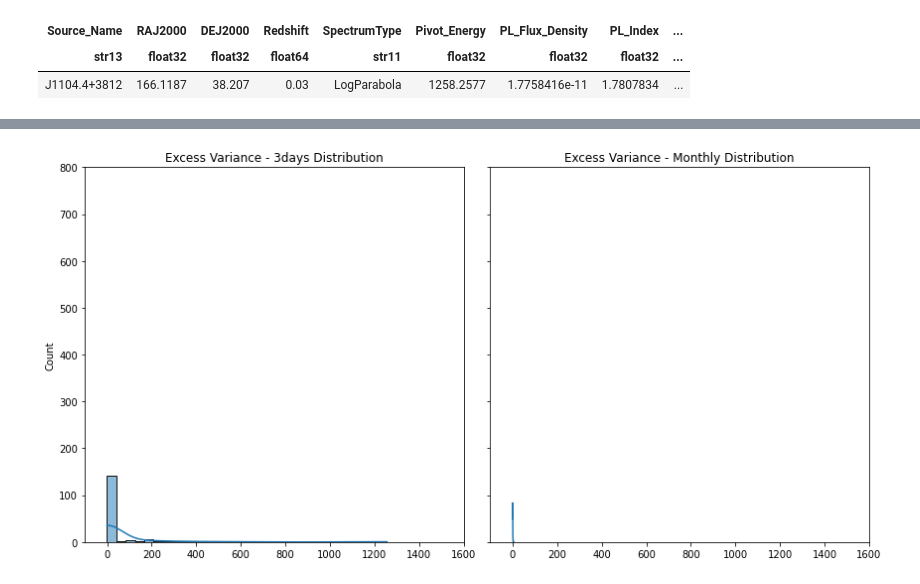
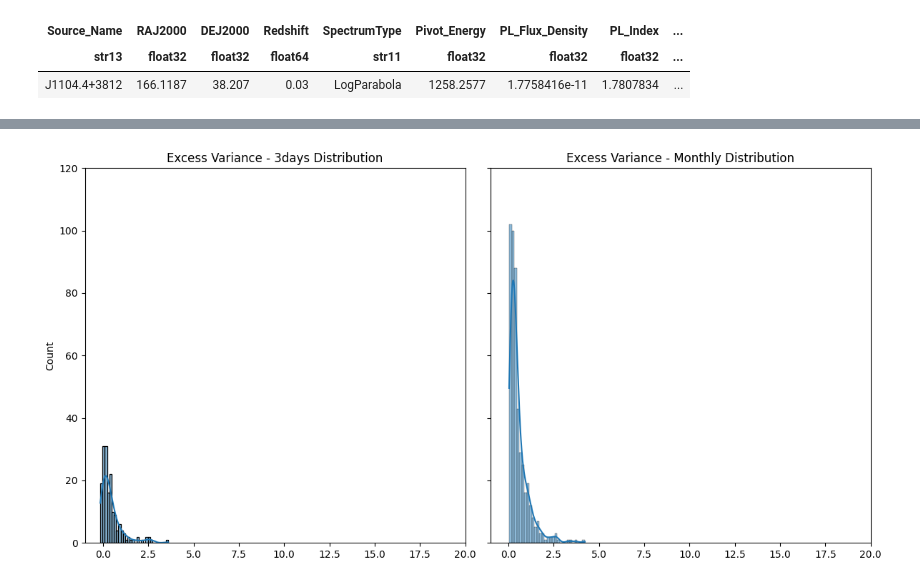
Before and after one commit to luanapassosreis/CTA_AGN_Pop_Variability, a Jupyter notebook: 4LAC_variability_analysis/main_analysis_plots.ipynb, the cells around one changed output, grey strips where cells are left out. Cells and saved outputs as stored; diff of their text form; code cells hidden in the pictures.

```diff
--- a/4LAC_variability_analysis/main_analysis_plots.ipynb
+++ b/4LAC_variability_analysis/main_analysis_plots.ipynb
@@ -150,12 +200,28 @@ for file_name in lc_weekly_file_list:
 # %%
-## Keep filenames that meet the criteria
-filtered_monthly_file_list = []
+# ## Keep filenames that meet the criteria
+# filtered_monthly_file_list = []
 
-for file_name in lc_monthly_file_list:
+# for file_name in lc_monthly_file_list:
 
-    analyzer = JSONAnalyzer(file_name, 'monthly', 'fixed')
+#     analyzer = JSONAnalyzer(file_name, 'monthly', 'fixed')
 
-    source_dictionary = analyzer.data_dict
+#     source_dictionary = analyzer.data_dict
 
-    if len(source_dictionary['flux_upper_limits']) <= len(source_dictionary['flux']):
-        filtered_monthly_file_list.append(file_name)
+#     if len(source_dictionary['flux_upper_limits']) <= len(source_dictionary['flux']):
+#         filtered_monthly_file_list.append(file_name)
+# %%
+ratios_flux_monthly = []
+
+filtered_monthly_file_list = []
+
+for file_name in lc_monthly_file_list:
+    analyzer = JSONAnalyzer(file_name, 'monthly', 'fixed')
+    source_dictionary = analyzer.data_dict
+
+    flux_upper_limits_len = len(source_dictionary['flux_upper_limits'])
+    flux_measur_len = len(source_dictionary['flux'])
+
+    if flux_upper_limits_len <= flux_measur_len:
+        filtered_monthly_file_list.append(file_name)
+        ratio = flux_upper_limits_len / flux_measur_len * 100
+        ratios_flux_monthly.append(ratio)
@@ -794,17 +896,17 @@ plt.show()
 # %%
 ## x and y with same values
 
 fig, axes = plt.subplots(nrows=1, ncols=2, figsize=(12, 6), sharex=True, sharey=True)
 
 sns.histplot(selected_table_3days['Norm_Excess_Variance_Estimated'], bins=30, kde=True, ax=axes[0])
 axes[0].set_title('Excess Variance - 3days Distribution')
-axes[0].set_xlim(-100, 1600)
-axes[0].set_ylim(0, 800)
+axes[0].set_xlim(-1, 20)
+axes[0].set_ylim(0, 120)
 
 sns.histplot(selected_table_monthly['Norm_Excess_Variance_Estimated'], bins=30, kde=True, ax=axes[1])
 axes[1].set_title('Excess Variance - Monthly Distribution')
 
 plt.tight_layout()
 plt.show()
 # %% [output]
-[figure, old version]
+[figure, new version]
```
Also changed, not shown: parts of 59 cells of this notebook, 12 other files.
